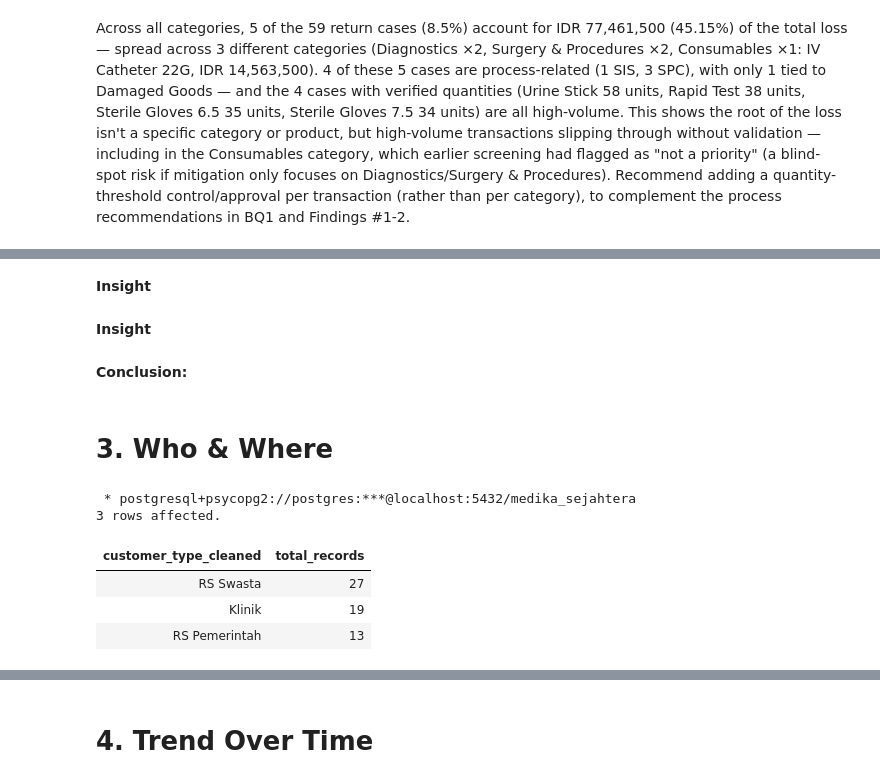
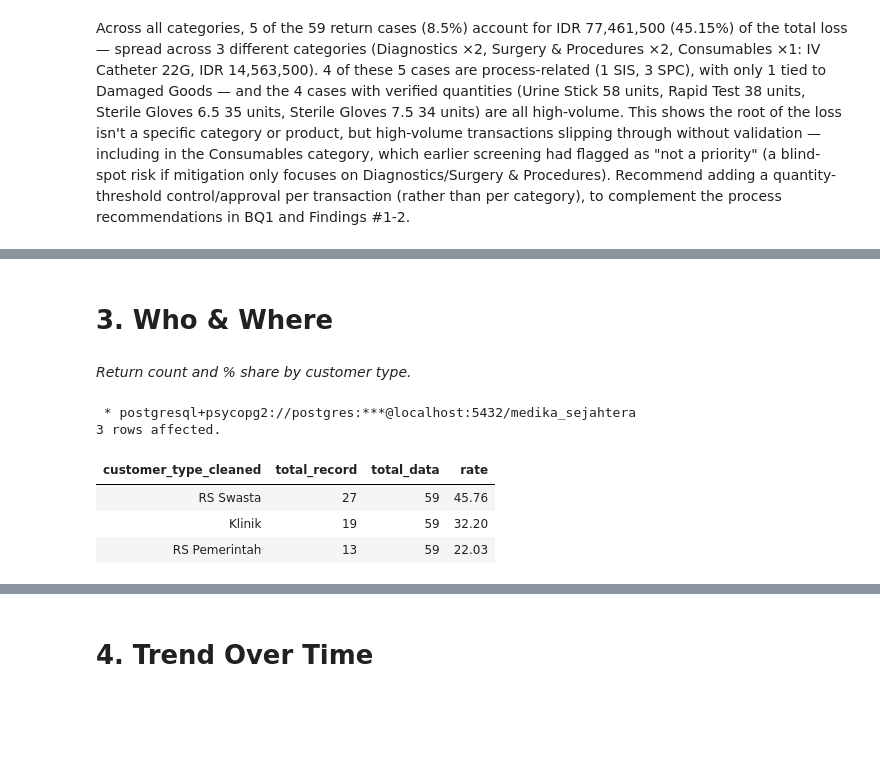
Before and after one commit to Rpfitrah/return-analysis-medika-sejahtera, a Jupyter notebook: Notebook/EDA.ipynb, the cells around one changed output, grey strips where cells are left out. Saved outputs shown, nothing was run; the diff lists cells and outputs as text; code cells hidden in the pictures; blank space fills up the shorter version.

Commit message:
Return count and % share by customer type.

```diff
--- a/Notebook/EDA.ipynb
+++ b/Notebook/EDA.ipynb
@@ -943,27 +868,35 @@ The top 10 products by loss are each based on just 1–3 return cases (out of 59
-# %% [markdown]
-**Insight**
-# %% [markdown]
-**Insight**
-# %% [markdown]
-**Conclusion:**
 # %% [markdown]
 # 3. Who & Where
+# %% [markdown]
+*Return count and % share by customer type.*
 # %%
 %%sql
+WITH total AS
+(
+    SELECT
+        COUNT(*) AS total_records
+    FROM
+        return_cleaned
+)
 
 SELECT
-    customer_type_cleaned,
-    COUNT(*) AS total_records
+    rc.customer_type_cleaned,
+    COUNT(*) AS total_record,
+    tl.total_records AS total_data,
+    ROUND((COUNT(*)::numeric / NULLIF(tl.total_records,0)::numeric) * 100,2) AS rate
 FROM
-    return_cleaned
+    return_cleaned rc
+CROSS JOIN
+    total tl
 GROUP BY
-    customer_type_cleaned
+    rc.customer_type_cleaned,
+    total_data
 ORDER BY
-    total_records DESC
+    total_record DESC
 # %% [output]
  * postgresql+psycopg2://postgres:***@localhost:5432/medika_sejahtera
 3 rows affected.
-| customer_type_cleaned | total_records |
-| RS Swasta | 27 |
-| Klinik | 19 |
-| RS Pemerintah | 13 |
+| customer_type_cleaned | total_record | total_data | rate |
+| RS Swasta | 27 | 59 | 45.76 |
+| Klinik | 19 | 59 | 32.20 |
+| RS Pemerintah | 13 | 59 | 22.03 |
```
Also changed, not shown: parts of 17 cells of this notebook.
